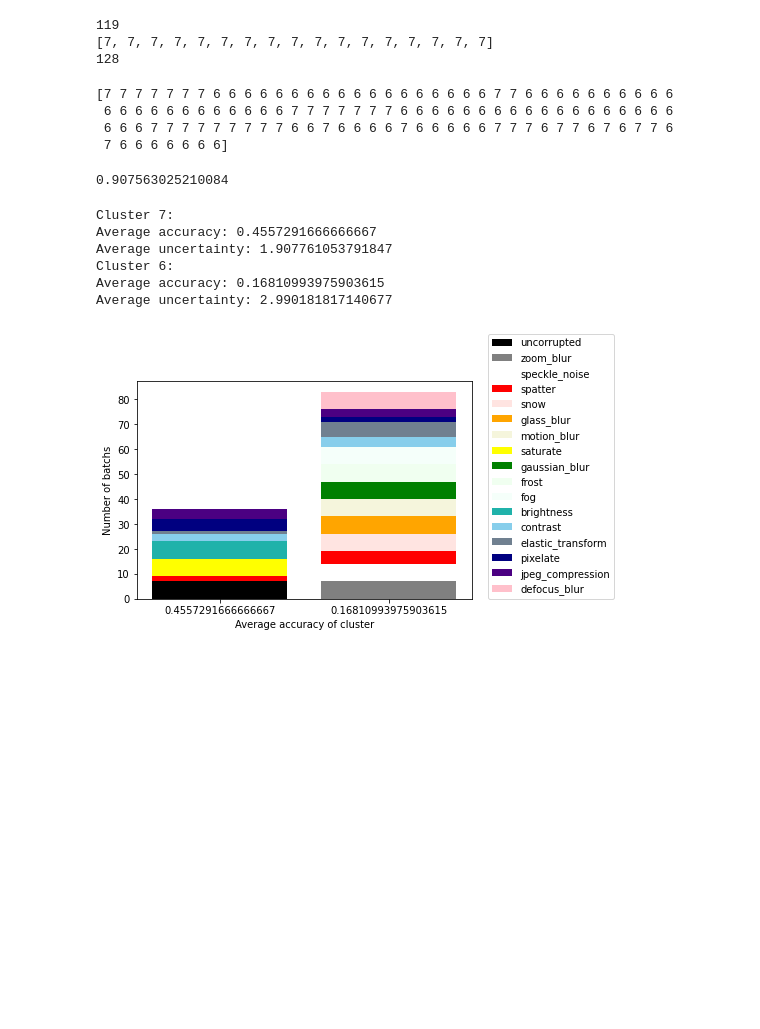
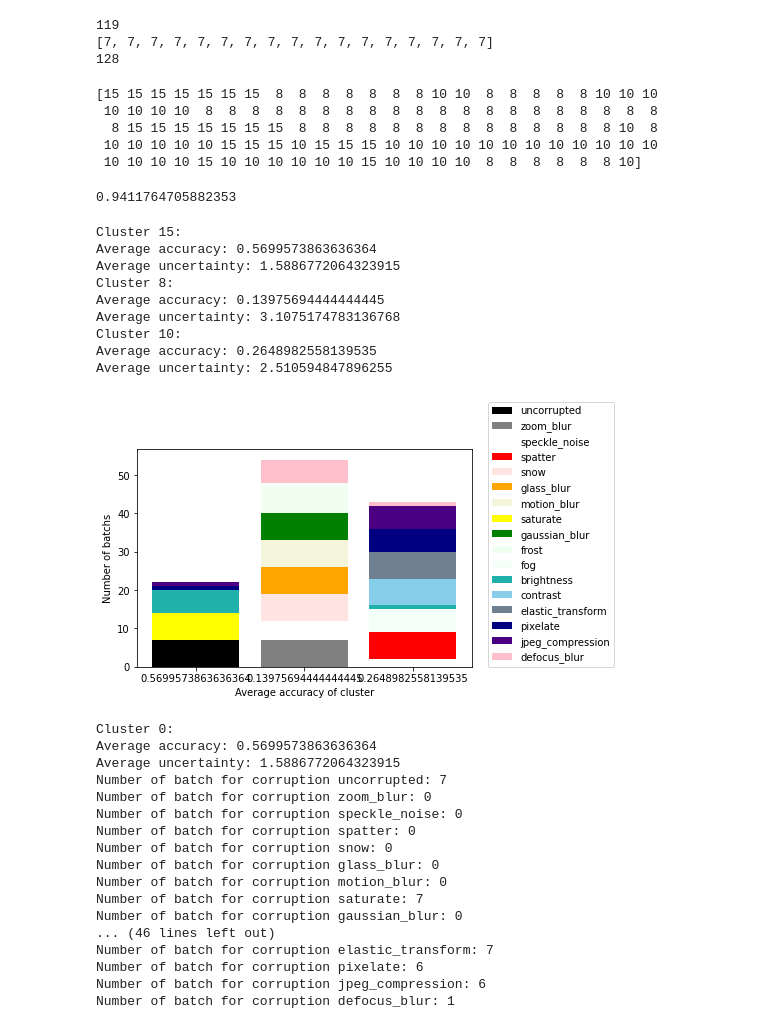
Before and after one commit to WeiHao97/drift-detection, a Jupyter notebook: OODdetect/Drift_detection_lingxiao.ipynb, the cells around one changed output. Cells and saved outputs as stored; diff of their text form; code cells hidden in the pictures; blank space fills up the shorter version.

```diff
--- a/OODdetect/Drift_detection_lingxiao.ipynb
+++ b/OODdetect/Drift_detection_lingxiao.ipynb
@@ -654,34 +661,46 @@ filtered_total_uncertainties = np.array(filtered_total_uncertainties)
 119
 [7, 7, 7, 7, 7, 7, 7, 7, 7, 7, 7, 7, 7, 7, 7, 7, 7]
 128
-# %%
-labels = kmeans(filtered_total_uncertainties, 8, 300)
-print(labels)
-# %% [output]
-[7 7 7 7 7 7 7 6 6 6 6 6 6 6 6 6 6 6 6 6 6 6 6 6 6 7 7 6 6 6 6 6 6 6 6 6 6
- 6 6 6 6 6 6 6 6 6 6 6 6 7 7 7 7 7 7 7 6 6 6 6 6 6 6 6 6 6 6 6 6 6 6 6 6 6
- 6 6 6 7 7 7 7 7 7 7 7 7 6 6 7 6 6 6 6 7 6 6 6 6 6 7 7 7 6 7 7 6 7 6 7 7 6
- 7 6 6 6 6 6 6 6]
+# %%
+# params
+# 20: number of centroid
+# 300: number of iterations
+labels = kmeans(filtered_total_uncertainties, 20, 300)
+print(labels)
+# %% [output]
+[15 15 15 15 15 15 15  8  8  8  8  8  8  8 10 10  8  8  8  8  8 10 10 10
+ 10 10 10 10  8  8  8  8  8  8  8  8  8  8  8  8  8  8  8  8  8  8  8  8
+  8 15 15 15 15 15 15 15  8  8  8  8  8  8  8  8  8  8  8  8  8  8 10  8
+ 10 10 10 10 10 15 15 15 10 15 15 15 10 10 10 10 10 10 10 10 10 10 10 10
+ 10 10 10 10 15 10 10 10 10 10 10 15 10 10 10 10  8  8  8  8  8  8 10]
 # %%
 accuracy = calculate_acc(labels, new_cluster_sizes, num_err)
 print(accuracy)
 # %% [output]
-0.907563025210084
+0.9411764705882353
 # %%
 clusters, accuracies, uncertainties = print_result(filtered_total_uncertainties, filtered_accuracies, labels)
 # %% [output]
-Cluster 7:
-Average accuracy: 0.4557291666666667
-Average uncertainty: 1.907761053791847
-Cluster 6:
-Average accuracy: 0.16810993975903615
-Average uncertainty: 2.990181817140677
+Cluster 15:
+Average accuracy: 0.5699573863636364
+Average uncertainty: 1.5886772064323915
+Cluster 8:
+Average accuracy: 0.13975694444444445
+Average uncertainty: 3.1075174783136768
+Cluster 10:
+Average accuracy: 0.2648982558139535
+Average uncertainty: 2.510594847896255
 # %%
 import matplotlib.pyplot as plt
 
-def plot(new_cluster_sizes, clusters, accuracies, uncertainties, corruption):
+def plot(new_cluster_sizes, clusters, accuracies, uncertainties):
+    corruption = ['zoom_blur', 'speckle_noise', 'spatter',
+                       'snow', 'glass_blur', 'motion_blur', 'saturate',
+                       'gaussian_blur', 'frost', 'fog', 'brightness', 'contrast',
+                       'elastic_transform', 'pixelate', 'jpeg_compression', 'defocus_blur']
     color_names = ['black', 'grey', 'white', 'red', 'mistyrose', 'orange', 'beige', 'yellow',
                   'green', 'honeydew', 'mintcream', 'lightseagreen', 'skyblue', 'slategrey', 'navy', 'indigo', 'pink']
+
     if len(new_cluster_sizes) > len(corruption):
         corruption.insert(0, 'uncorrupted')
     pointer = 0
@@ -720,7 +739,32 @@ def plot(new_cluster_sizes, clusters, accuracies, uncertainties, corruption):
     plt.ylabel('Number of batchs')
     plt.legend(bbox_to_anchor=(1.05, 0), loc=3, borderaxespad=0)
     plt.show()
+
+    for i in range(len(clusters)):
+        print(f'Cluster {i}: ')
+        print(f'Average accuracy: {accuracy[i]}')
+        print(f'Average uncertainty: {uncertainty[i]}')
+        for m in range(len(lists)):
+            print(f'Number of batch for corruption {corruption[m]}: {lists[m][i]}')
+        print('')
 # %%
-plot(new_cluster_sizes, clusters, accuracies, uncertainties, corruption)
+plot(new_cluster_sizes, clusters, accuracies, uncertainties)
 # %% [output]
-[figure, old version]
+[figure, new version]
+Cluster 0:
+Average accuracy: 0.5699573863636364
+Average uncertainty: 1.5886772064323915
+Number of batch for corruption uncorrupted: 7
+Number of batch for corruption zoom_blur: 0
+Number of batch for corruption speckle_noise: 0
+Number of batch for corruption spatter: 0
+Number of batch for corruption snow: 0
+Number of batch for corruption glass_blur: 0
+Number of batch for corruption motion_blur: 0
+Number of batch for corruption saturate: 7
+Number of batch for corruption gaussian_blur: 0
+... (46 lines left out)
+Number of batch for corruption elastic_transform: 7
+Number of batch for corruption pixelate: 6
+Number of batch for corruption jpeg_compression: 6
+Number of batch for corruption defocus_blur: 1
```
Also changed, not shown: parts of 7 cells of this notebook.
